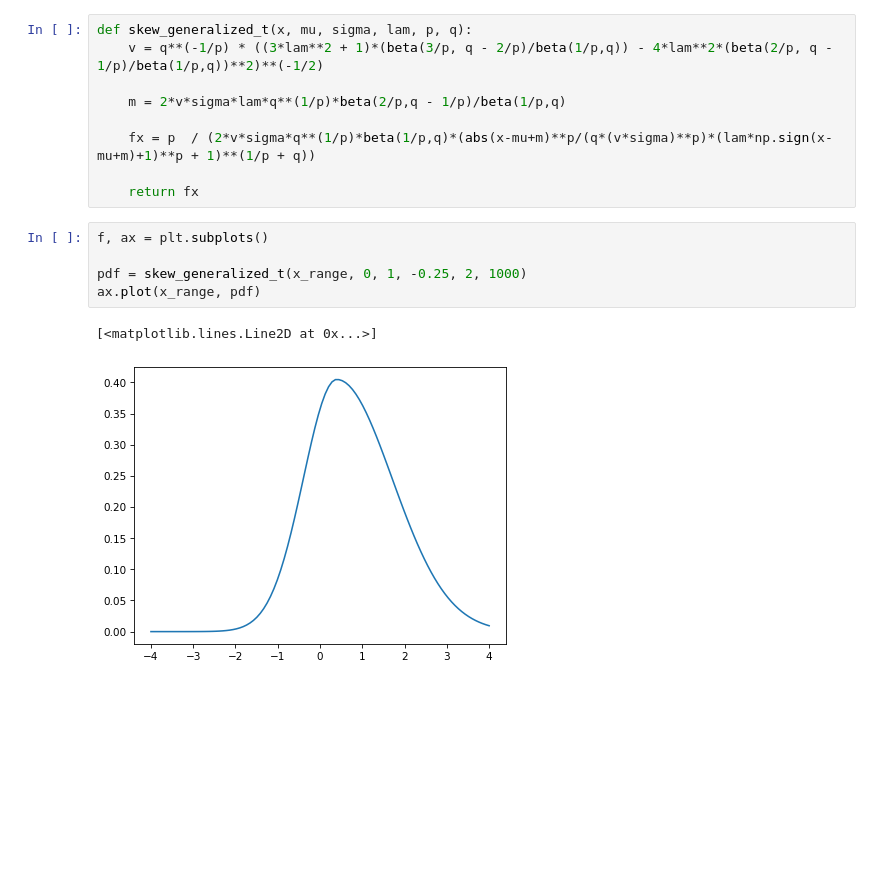
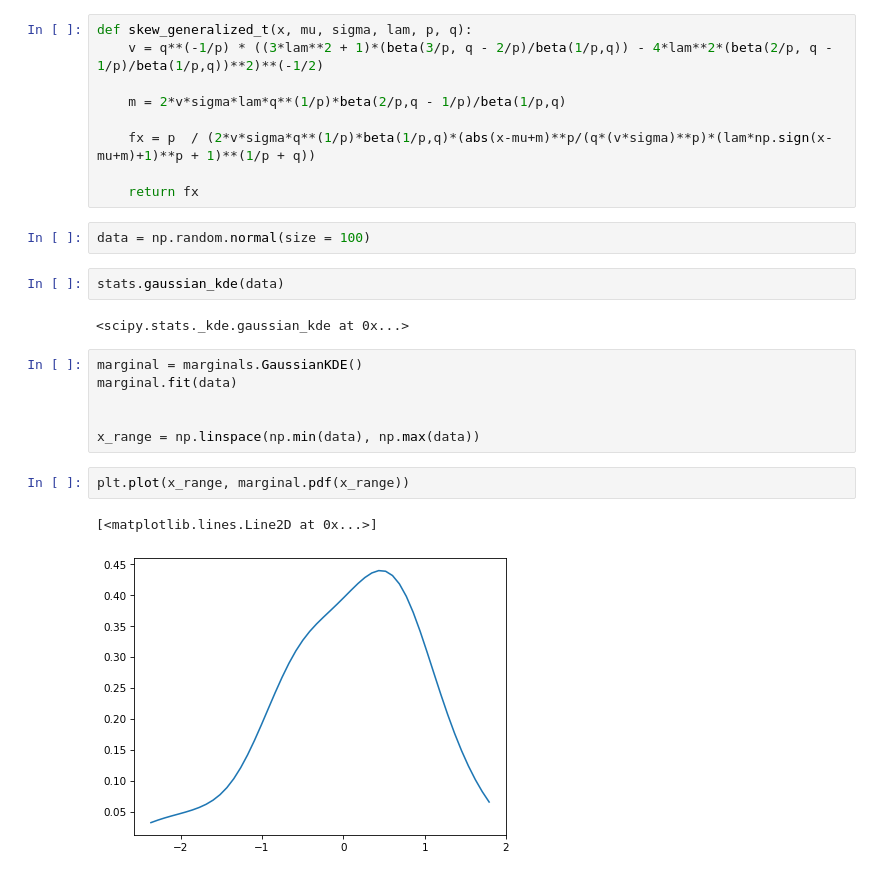
Before and after one commit to sorensenj50/Copula-Package, a Jupyter notebook: Notebook.ipynb, the cells around one changed output. Cells and saved outputs as stored; diff of their text form; blank space fills up the shorter version.

Commit message:
Added GaussianKDE

```diff
--- a/Notebook.ipynb
+++ b/Notebook.ipynb
@@ -197,11 +213,20 @@ def skew_generalized_t(x, mu, sigma, lam, p, q):
     fx = p  / (2*v*sigma*q**(1/p)*beta(1/p,q)*(abs(x-mu+m)**p/(q*(v*sigma)**p)*(lam*np.sign(x-mu+m)+1)**p + 1)**(1/p + q))
 
     return fx
-# %%
-f, ax = plt.subplots()
-
-pdf = skew_generalized_t(x_range, 0, 1, -0.25, 2, 1000)
-ax.plot(x_range, pdf)
-# %% [output]
-[<matplotlib.lines.Line2D at 0x...>]
-[figure, removed]
+# %%
+data = np.random.normal(size = 100)
+# %%
+stats.gaussian_kde(data)
+# %% [output]
+<scipy.stats._kde.gaussian_kde at 0x...>
+# %%
+marginal = marginals.GaussianKDE()
+marginal.fit(data)
+
+
+x_range = np.linspace(np.min(data), np.max(data))
+# %%
+plt.plot(x_range, marginal.pdf(x_range))
+# %% [output]
+[<matplotlib.lines.Line2D at 0x...>]
+[figure, added]
```
Also changed, not shown: parts of 18 cells of this notebook, 2 other files.
